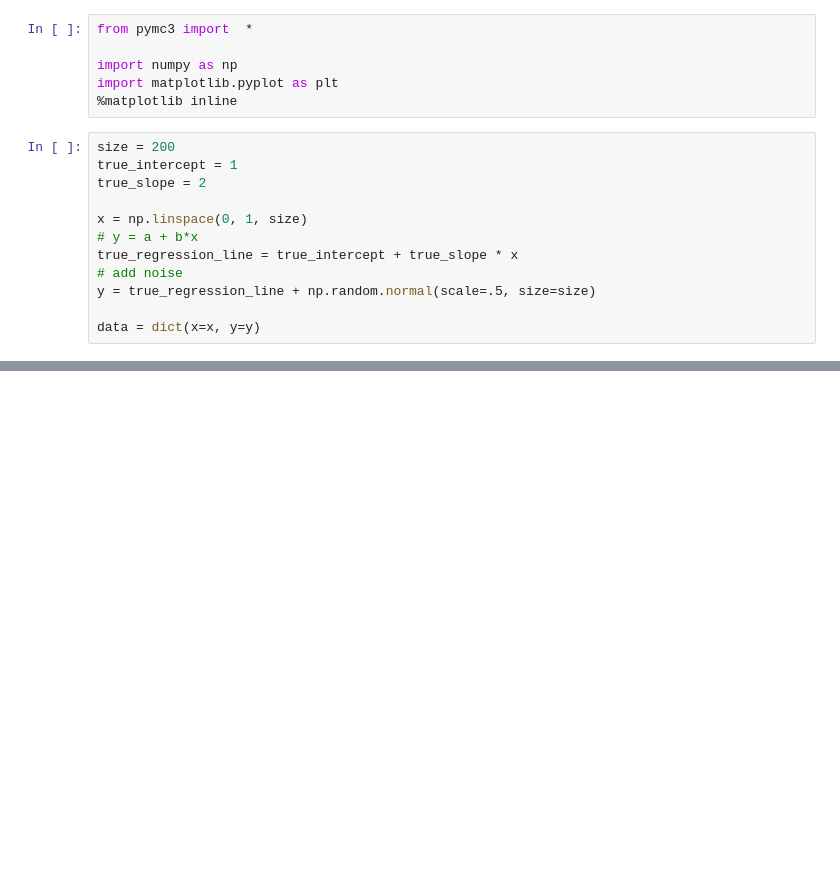
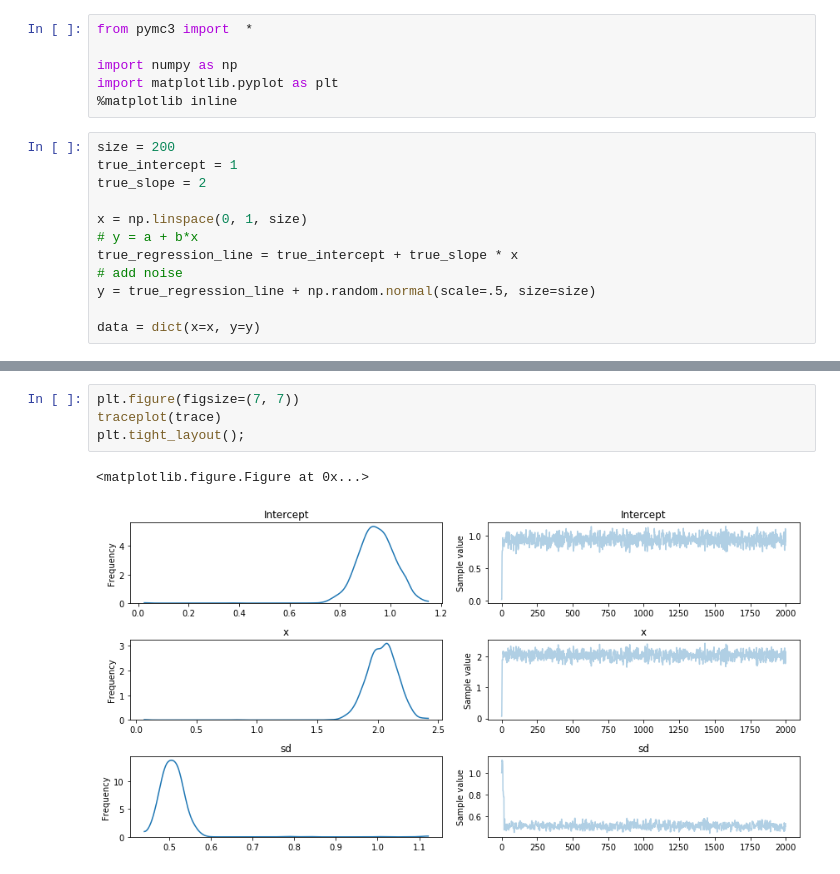
Before and after one commit to atsky/bayesian-exponential-family-PCA, a Jupyter notebook: PyMC3Test2.ipynb, the cells around one changed output, grey strips where cells are left out. Cells and saved outputs as stored; diff of their text form; blank space fills up the shorter version.

```diff
--- a/PyMC3Test2.ipynb
+++ b/PyMC3Test2.ipynb
@@ -46,0 +47,7 @@ Optimization terminated successfully.
+# %%
+plt.figure(figsize=(7, 7))
+traceplot(trace)
+plt.tight_layout();
+# %% [output]
+<matplotlib.figure.Figure at 0x...>
+[figure, added]
```
Also changed, not shown: parts of 4 cells of this notebook, 1 other file.
